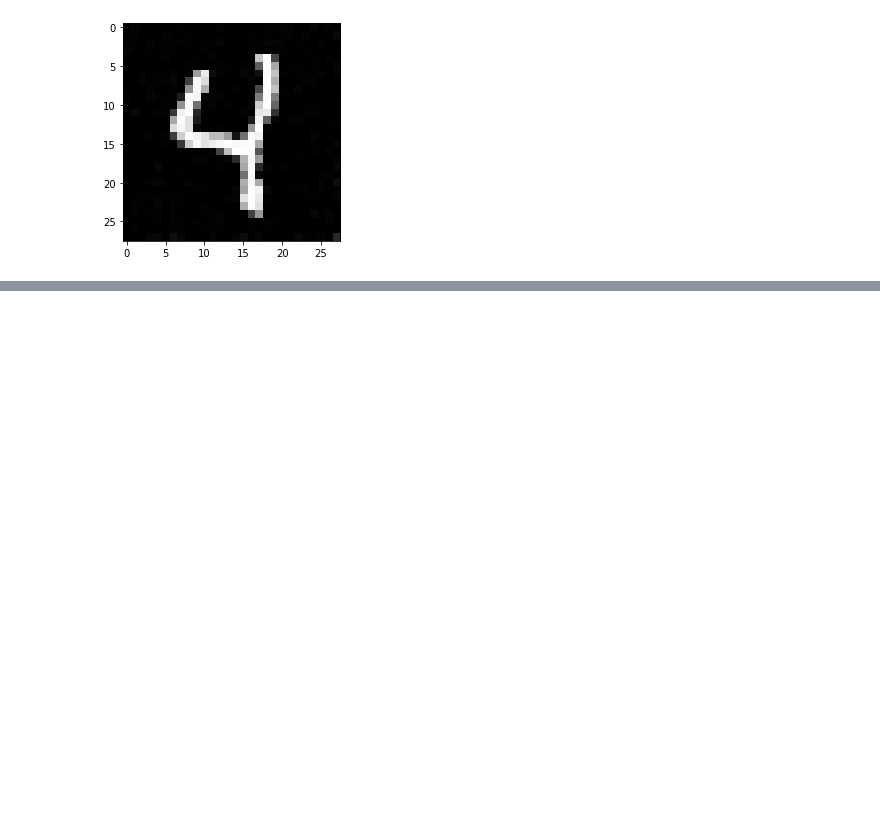
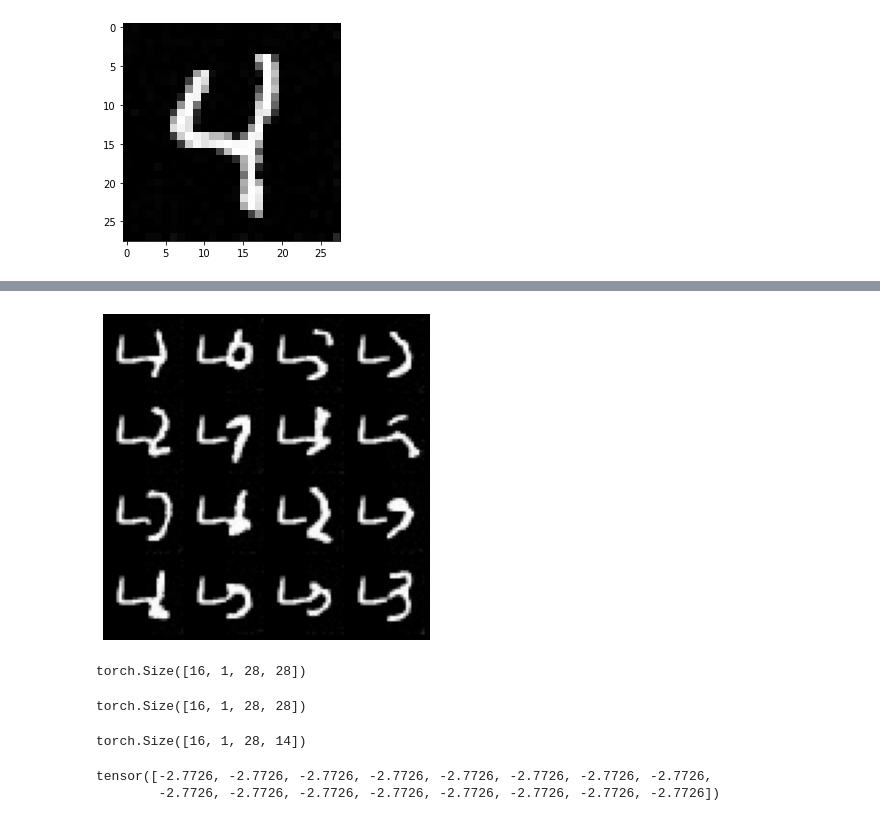
Before and after one commit to harrya32/conditional_diffusion_simulation, a Jupyter notebook: MNIST example.ipynb, the cells around one changed output, grey strips where cells are left out. Drawn from its saved outputs; the diff is of its cells as text; code cells hidden in the pictures; blank space fills up the shorter version.

```diff
--- a/MNIST example.ipynb
+++ b/MNIST example.ipynb
@@ -623,0 +609,19 @@ plt.show()
+# %%
+samples = CDiffE_pc_sampler(score_model, marginal_prob_std_fn, diffusion_coeff_fn, data[2][0][0], diffused_y = diff)
+
+
+samples = samples.clamp(0.0, 1.0)
+%matplotlib inline
+import matplotlib.pyplot as plt
+sample_grid = make_grid(samples, nrow=int(np.sqrt(16)))
+
+plt.figure(figsize=(6,6))
+plt.axis('off')
+plt.imshow(sample_grid.permute(1, 2, 0).cpu(), vmin=0., vmax=1.)
+plt.show()
+# %% [output]
+[figure, added]
+# %%
+samples.shape
+# %% [output]
+torch.Size([16, 1, 28, 28])
@@ -623,0 +707,8 @@ plt.show()
+# %%
+samples.shape
+# %% [output]
+torch.Size([16, 1, 28, 28])
+# %%
+get_y(samples).shape
+# %% [output]
+torch.Size([16, 1, 28, 14])
@@ -623,0 +721,5 @@ plt.show()
+# %%
+log_imp_weights(samples,samples,1)
+# %% [output]
+tensor([-2.7726, -2.7726, -2.7726, -2.7726, -2.7726, -2.7726, -2.7726, -2.7726,
+        -2.7726, -2.7726, -2.7726, -2.7726, -2.7726, -2.7726, -2.7726, -2.7726])
```
Also changed, not shown: parts of 21 cells of this notebook.
